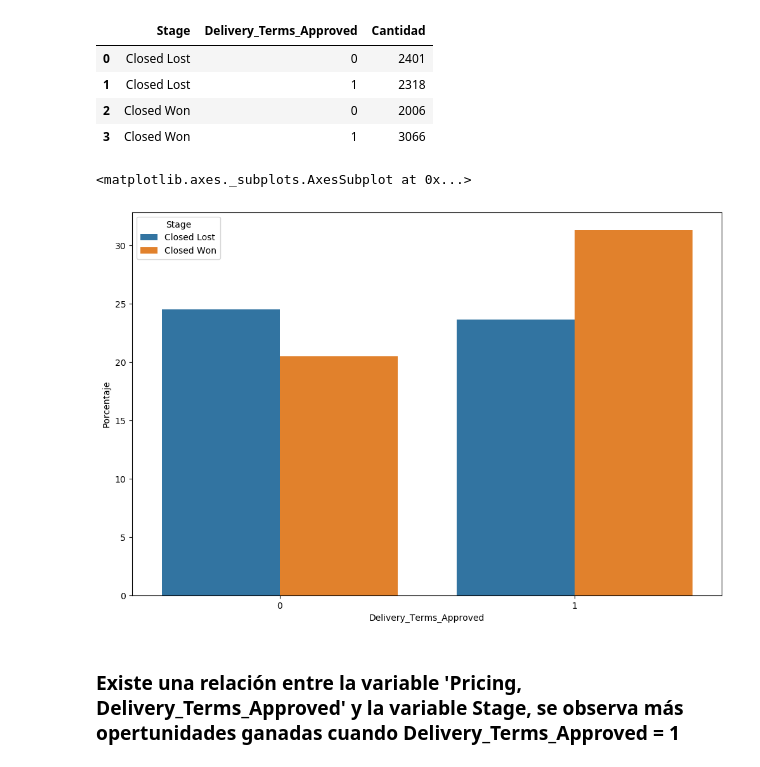
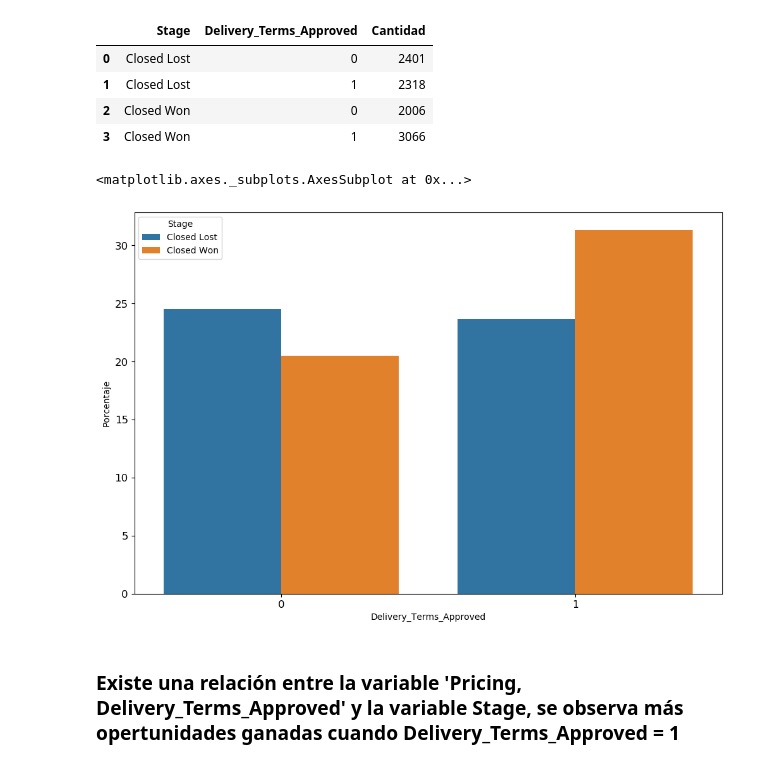
Before and after one commit to pedromperezc/7506-Organizacion-de-Datos, a Jupyter notebook: Exploracion dataset.ipynb, the cells around one changed output. Cells and saved outputs as stored; diff of their text form; code cells hidden in the pictures.

```diff
--- a/Exploracion dataset.ipynb
+++ b/Exploracion dataset.ipynb
@@ -362,10 +481,12 @@ df_delivery['Cantidad'] = df_delivery['Cantidad'] / 9791 * 100
 # %%
 df_delivery.columns = ['Stage', 'Delivery_Terms_Approved', 'Porcentaje']
 fig=plt.figure(figsize=(12,8), dpi= 100, facecolor='w', edgecolor='0.4')
+plt.xticks(fontsize = 12)
+plt.yticks(fontsize = 12)
 sns.barplot(x='Delivery_Terms_Approved', y='Porcentaje', hue='Stage', data=df_delivery)
 # %% [output]
 <matplotlib.axes._subplots.AxesSubplot at 0x...>
-[figure, old version]
+[figure, new version]
 # %% [markdown]
 ### Existe una relación entre la variable 'Pricing, Delivery_Terms_Approved' y la variable Stage, se observa más opertunidades ganadas cuando Delivery_Terms_Approved = 1
 # %% [markdown]
```
Also changed, not shown: parts of 18 cells of this notebook, 2 other files.
